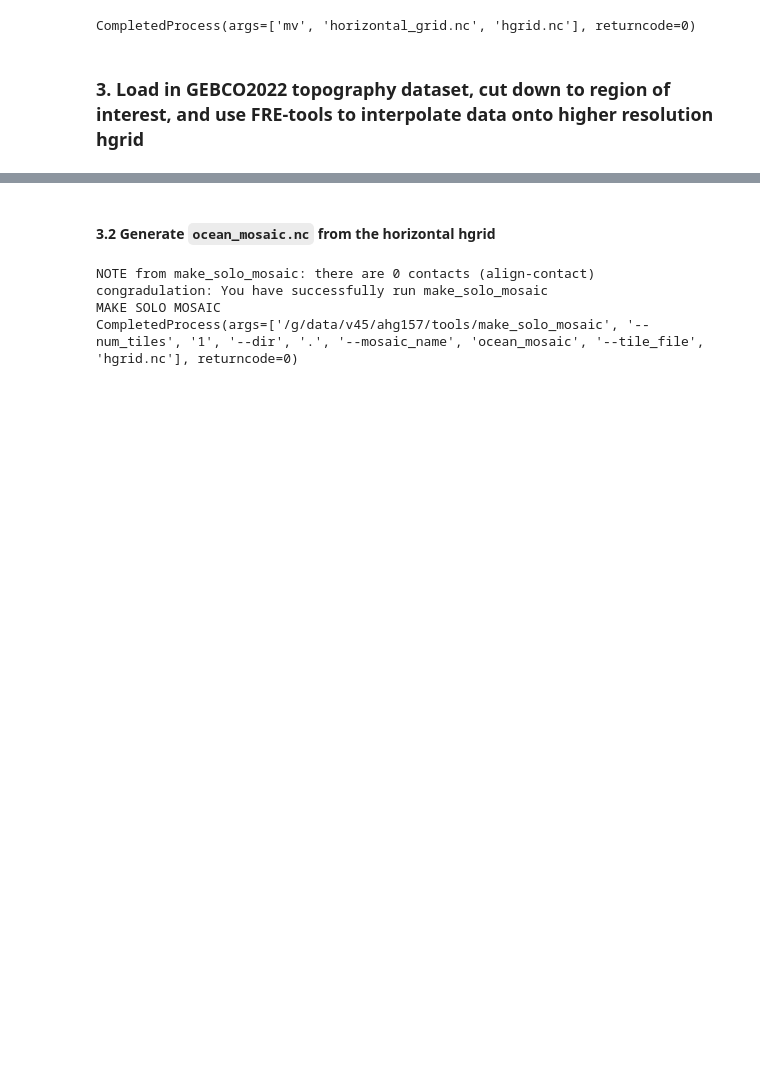
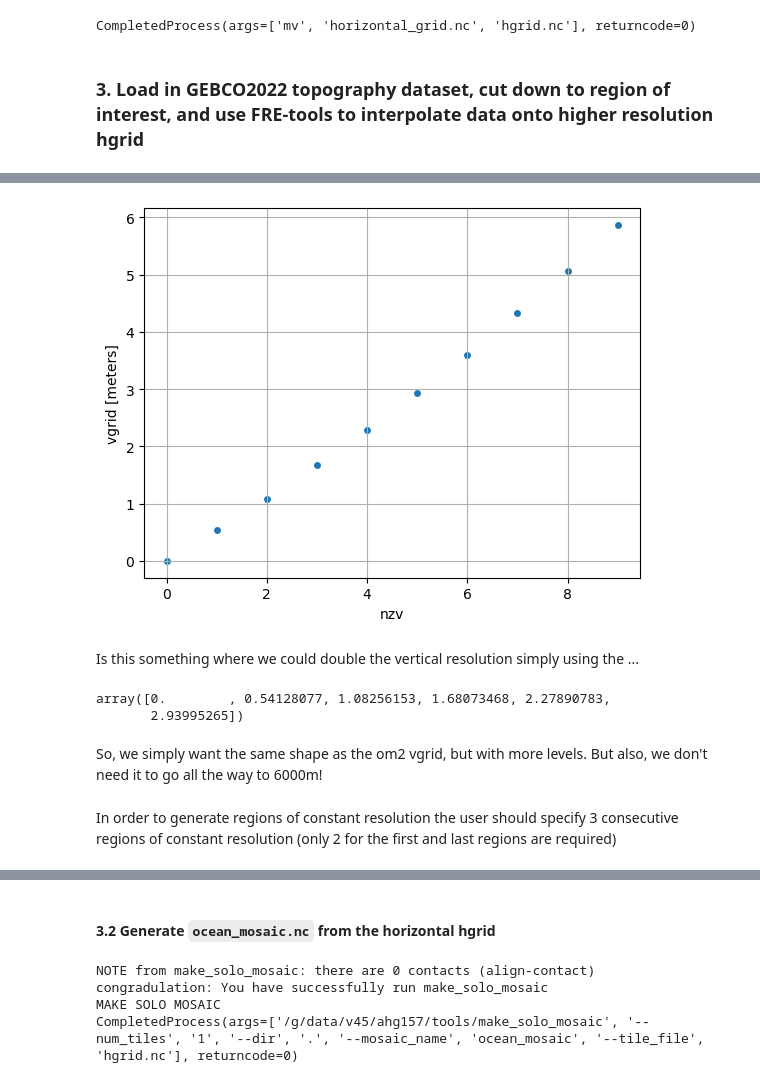
Before and after one commit to COSIMA/regional-mom6, a Jupyter notebook: topog_gen.ipynb, the cells around one changed output, grey strips where cells are left out. Saved outputs shown, nothing was run; the diff lists cells and outputs as text; code cells hidden in the pictures; blank space fills up the shorter version.

```diff
--- a/topog_gen.ipynb
+++ b/topog_gen.ipynb
@@ -159,0 +294,18 @@ geb_eac.to_netcdf(path+'gebco_eac.nc')
+# %%
+# om2 = om2_vgrid.zeta
+om2[:10].plot.scatter()
+# vgridtest.zeta[:60].plot.scatter()
+plt.grid()
+# %% [output]
+[figure, added]
+# %% [markdown]
+Is this something where we could double the vertical resolution simply using the ...
+# %%
+om2[:6].values
+# %% [output]
+array([0.        , 0.54128077, 1.08256153, 1.68073468, 2.27890783,
+       2.93995265])
+# %% [markdown]
+So, we simply want the same shape as the om2 vgrid, but with more levels. But also, we don't need it to go all the way to 6000m!
+# %% [markdown]
+In order to generate regions of constant resolution the user should specify 3 consecutive regions of constant resolution (only 2 for the first and last regions are required)
```
Also changed, not shown: parts of 34 cells of this notebook, 1 other file.
